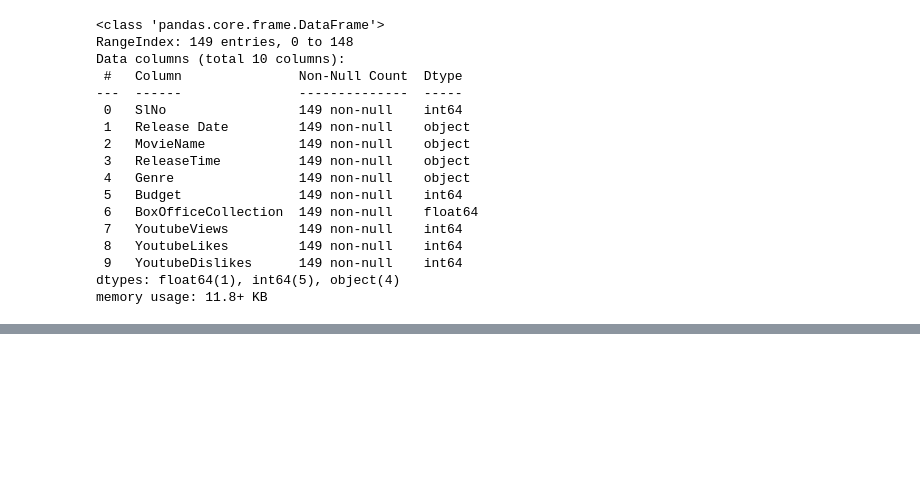
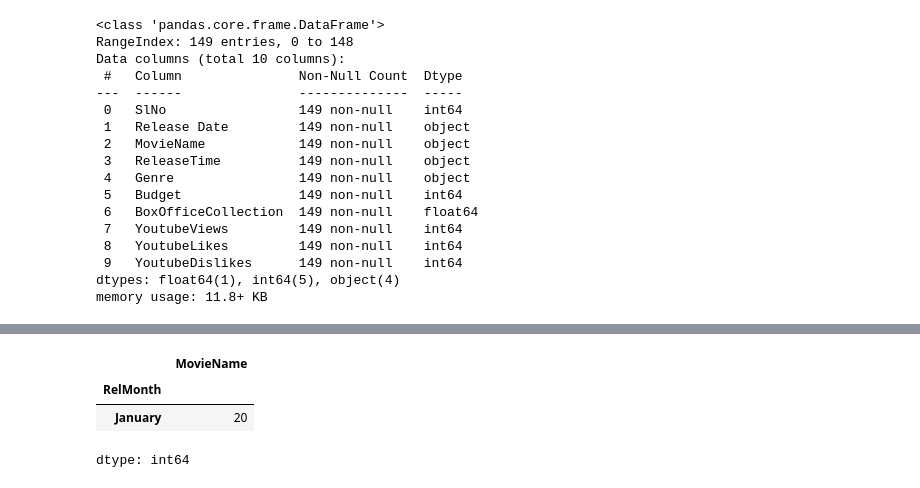
Before and after one commit to R161627/Numpy, a Jupyter notebook: Bollywood_movie.ipynb, the cells around one changed output, grey strips where cells are left out. Cells and saved outputs as stored; diff of their text form; code cells hidden in the pictures; blank space fills up the shorter version.

```diff
--- a/Bollywood_movie.ipynb
+++ b/Bollywood_movie.ipynb
@@ -70,0 +112,11 @@ memory usage: 11.8+ KB
+# %%
+#Which month of the year, maximum number movie releases are seen? (Note: Extract a new column
+#called month from ReleaseDate column.)
+df['RelMonth'] = pd.DatetimeIndex(df['Release Date']).month_name()
+df['RelYear'] = pd.DatetimeIndex(df['Release Date']).year
+df.groupby('RelMonth')['MovieName'].count().sort_values(ascending=False).head(1)
+# %% [output]
+|  | MovieName |
+| RelMonth |  |
+| January | 20 |
+dtype: int64
```
Also changed, not shown: parts of 2 cells of this notebook.
